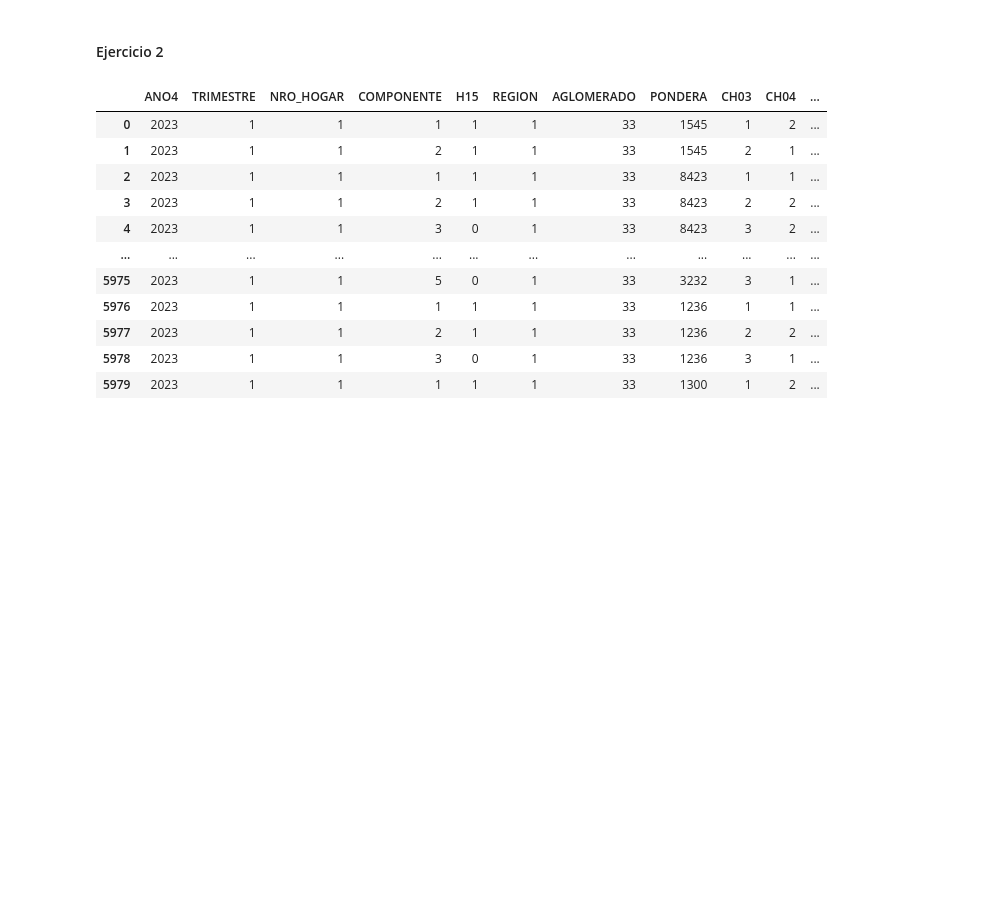
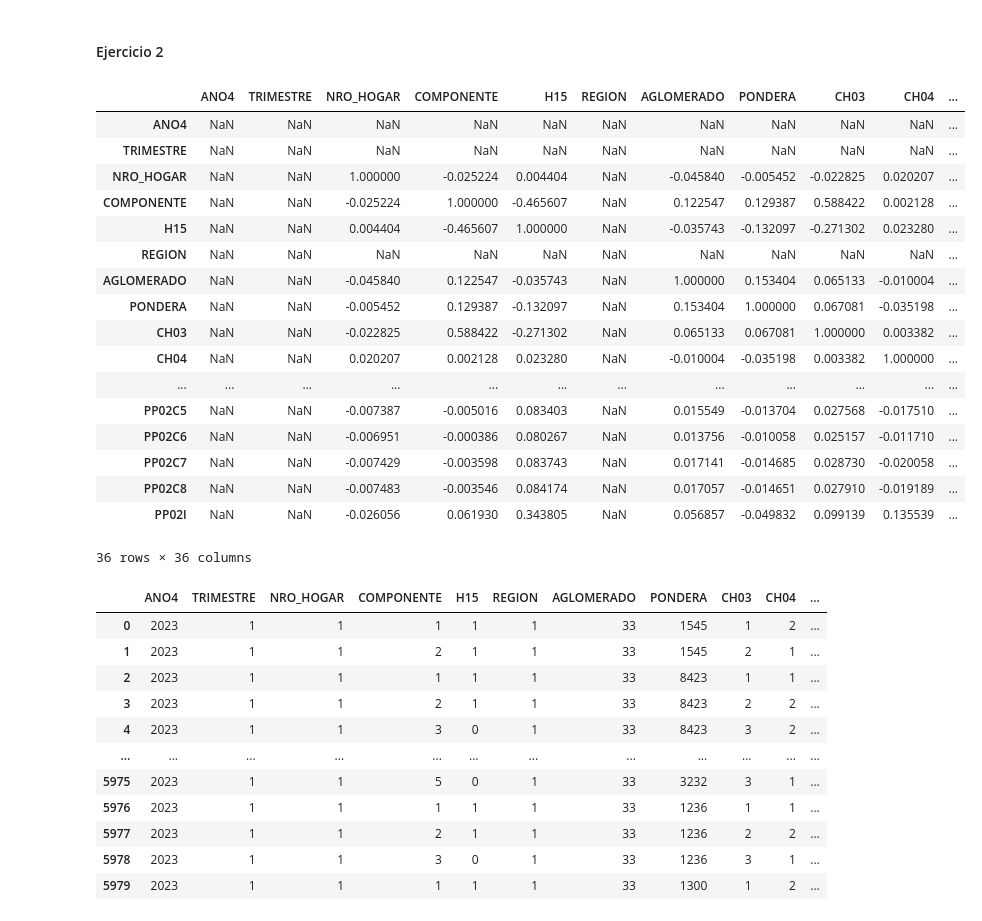
Before and after one commit to manuelcarrerafigueroa/BigData_Trabajos_Practicos, a Jupyter notebook: TP2/TP_2 Final (1).ipynb, the cells around one changed output. Saved outputs shown, nothing was run; the diff lists cells and outputs as text; code cells hidden in the pictures; blank space fills up the shorter version.

Commit message:
Entrega Final

```diff
--- a/TP2/TP_2.ipynb
+++ b/TP2/TP_2 Final (1).ipynb
@@ -503,5 +509,30 @@ from sklearn.metrics import roc_auc_score
 from sklearn.metrics import RocCurveDisplay
 from sklearn.discriminant_analysis import LinearDiscriminantAnalysis
 from sklearn.neighbors import KNeighborsClassifier
+# %%
+#Para chequear la correlacion entre variables
+corr2 = EPH_2023_1[["ANO4","TRIMESTRE","NRO_HOGAR","COMPONENTE","H15","REGION","AGLOMERADO","PONDERA",
+"CH03","CH04","CH06","CH07","CH08","CH09","CH10","CH11","CH12","CH13","CH15","CH16","NIVEL_ED","ESTADO","CAT_OCUP",
+"CAT_INAC", "PP02C2","PP02E","PP02H","sexo_edad","PP02C1","PP02C3","PP02C4","PP02C5","PP02C6", "PP02C7","PP02C8","PP02I"]].corr()
+corr2
+# %% [output]
+|  | ANO4 | TRIMESTRE | NRO_HOGAR | COMPONENTE | H15 | REGION | AGLOMERADO | PONDERA | CH03 | CH04 | ... |
+| ANO4 | NaN | NaN | NaN | NaN | NaN | NaN | NaN | NaN | NaN | NaN | ... |
+| TRIMESTRE | NaN | NaN | NaN | NaN | NaN | NaN | NaN | NaN | NaN | NaN | ... |
+| NRO_HOGAR | NaN | NaN | 1.000000 | -0.025224 | 0.004404 | NaN | -0.045840 | -0.005452 | -0.022825 | 0.020207 | ... |
+| COMPONENTE | NaN | NaN | -0.025224 | 1.000000 | -0.465607 | NaN | 0.122547 | 0.129387 | 0.588422 | 0.002128 | ... |
+| H15 | NaN | NaN | 0.004404 | -0.465607 | 1.000000 | NaN | -0.035743 | -0.132097 | -0.271302 | 0.023280 | ... |
+| REGION | NaN | NaN | NaN | NaN | NaN | NaN | NaN | NaN | NaN | NaN | ... |
+| AGLOMERADO | NaN | NaN | -0.045840 | 0.122547 | -0.035743 | NaN | 1.000000 | 0.153404 | 0.065133 | -0.010004 | ... |
+| PONDERA | NaN | NaN | -0.005452 | 0.129387 | -0.132097 | NaN | 0.153404 | 1.000000 | 0.067081 | -0.035198 | ... |
+| CH03 | NaN | NaN | -0.022825 | 0.588422 | -0.271302 | NaN | 0.065133 | 0.067081 | 1.000000 | 0.003382 | ... |
+| CH04 | NaN | NaN | 0.020207 | 0.002128 | 0.023280 | NaN | -0.010004 | -0.035198 | 0.003382 | 1.000000 | ... |
+| ... | ... | ... | ... | ... | ... | ... | ... | ... | ... | ... | ... |
+| PP02C5 | NaN | NaN | -0.007387 | -0.005016 | 0.083403 | NaN | 0.015549 | -0.013704 | 0.027568 | -0.017510 | ... |
+| PP02C6 | NaN | NaN | -0.006951 | -0.000386 | 0.080267 | NaN | 0.013756 | -0.010058 | 0.025157 | -0.011710 | ... |
+| PP02C7 | NaN | NaN | -0.007429 | -0.003598 | 0.083743 | NaN | 0.017141 | -0.014685 | 0.028730 | -0.020058 | ... |
+| PP02C8 | NaN | NaN | -0.007483 | -0.003546 | 0.084174 | NaN | 0.017057 | -0.014651 | 0.027910 | -0.019189 | ... |
+| PP02I | NaN | NaN | -0.026056 | 0.061930 | 0.343805 | NaN | 0.056857 | -0.049832 | 0.099139 | 0.135539 | ... |
+36 rows × 36 columns
 # %%
 #Primero realizamos una limpieza eliminando solamente las variables vinculadas a ingresos
```
Also changed, not shown: parts of 32 cells of this notebook, 3 other files.
